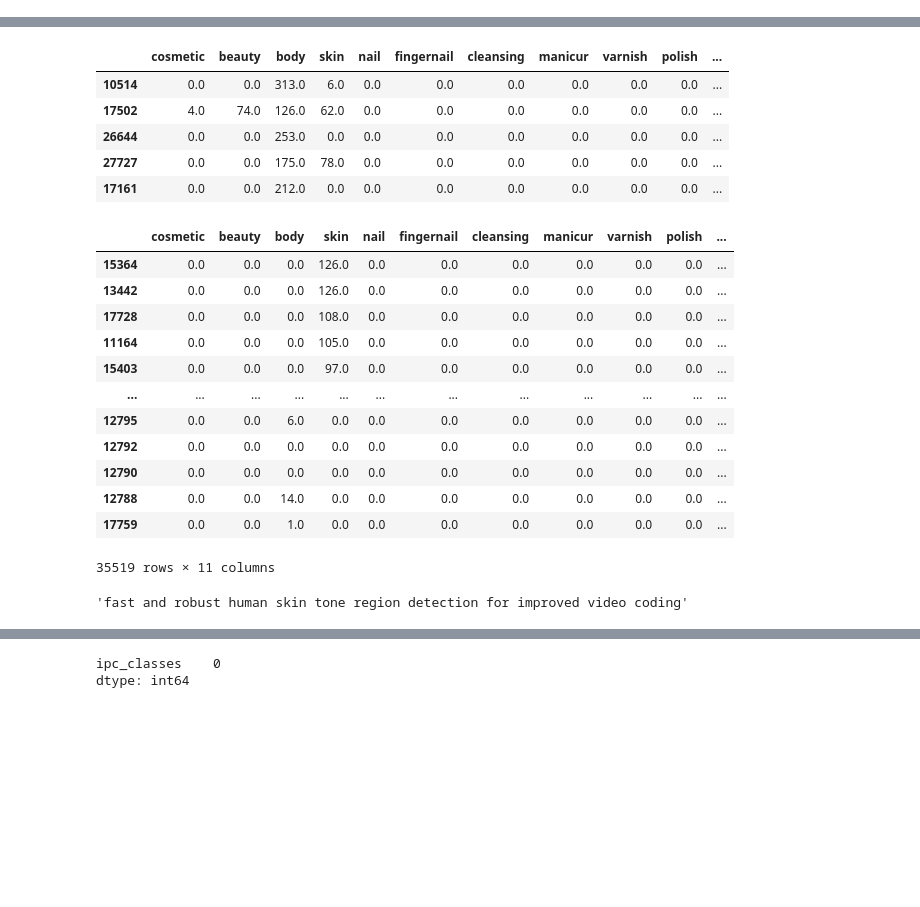
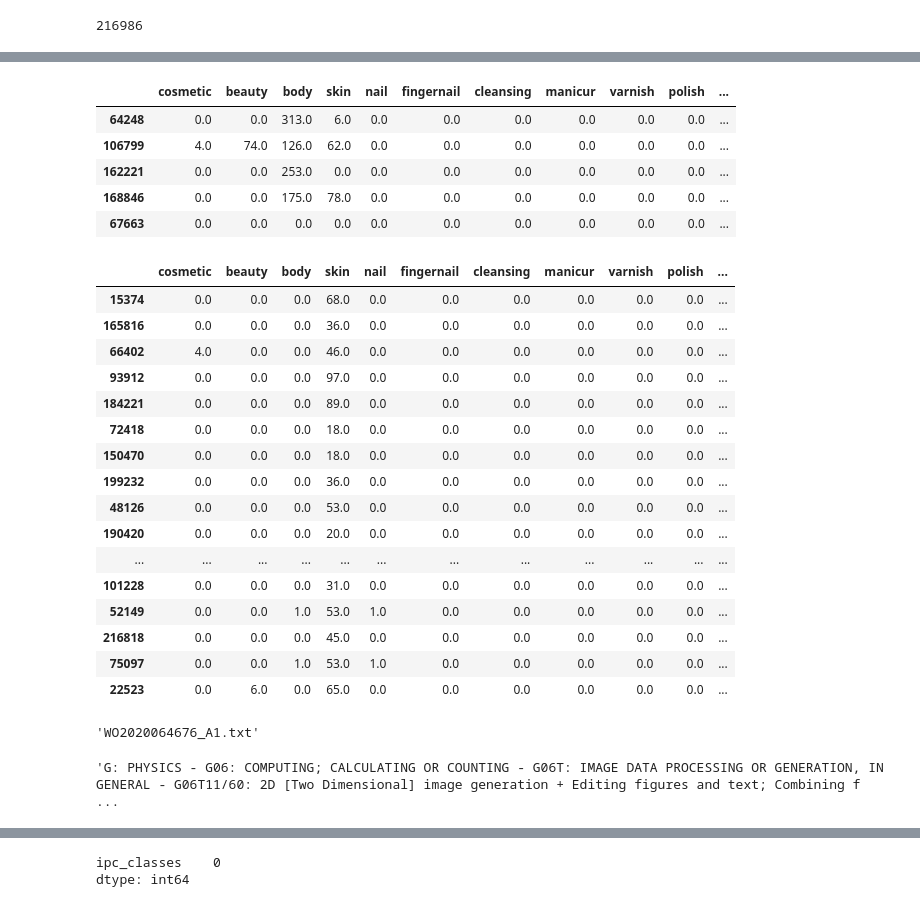
Before and after one commit to cri98li/Strategic-and-Competitive-Inteligence-project-UNIPI, a Jupyter notebook: 2a deadline/Step 5 v2.ipynb, the cells around one changed output, grey strips where cells are left out. Cells and saved outputs as stored; diff of their text form; code cells hidden in the pictures; blank space fills up the shorter version.

```diff
--- a/2a deadline/Step 5 v2.ipynb
+++ b/2a deadline/Step 5 v2.ipynb
@@ -1,7 +1,9 @@
 # %%
 import pandas as pd
-import tqdm.auto as tqdm
+from tqdm.auto import tqdm
 import numpy as np
+
+pd.set_option('display.max_columns', 500)
 # %%
 import json
 
@@ -9,6 +11,7 @@ with open("../data/ipc_class_dict.json") as json_file:
     ipc_class_dict = json.load(json_file)
 # %%
-df = pd.read_csv("../data/subest1_filtrato.csv")
+#df = pd.read_csv("../data/subest1_filtrato.csv")
+df = pd.read_csv("../data/data_subset1.csv")
 # %%
 df.title = df.title.str.lower()
 df.abstract = df.abstract.str.lower()
@@ -25,3 +28,7 @@ df.head()
+# %%
+len(df)
+# %% [output]
+216986
 # %% [markdown]
 <h3>Keyword della professoressa:</h3>
 
@@ -50,8 +80,8 @@ keywords_other = ["molecule",
 # %%
-for key in keywords_cosmetics:
+for key in tqdm(keywords_cosmetics):
     df[key] = df.title.str.count(key).fillna(0) + df.abstract.str.count(key).fillna(0) + df.claims.str.count(key).fillna(0)
 
-for key in keywords_other:
+for key in tqdm(keywords_other):
     df[key] = df.title.str.count(key).fillna(0) + df.abstract.str.count(key).fillna(0) + df.claims.str.count(key).fillna(0)
 # %%
 df["total_cosmetics"] = 0
@@ -62,32 +92,40 @@ df["total_other"] = 0
 for key in keywords_other:
     df["total_other"] += df[key]
 # %%
-df.sort_values(by=["total_cosmetics"], ascending=False).head()[keywords_cosmetics+["total_cosmetics"]]
+df.sort_values(by=["total_cosmetics"], ascending=False).head()[keywords_cosmetics+["total_cosmetics", "filename"]]
 # %% [output]
 |  | cosmetic | beauty | body | skin | nail | fingernail | cleansing | manicur | varnish | polish | ... |
-| 10514 | 0.0 | 0.0 | 313.0 | 6.0 | 0.0 | 0.0 | 0.0 | 0.0 | 0.0 | 0.0 | ... |
-| 17502 | 4.0 | 74.0 | 126.0 | 62.0 | 0.0 | 0.0 | 0.0 | 0.0 | 0.0 | 0.0 | ... |
-| 26644 | 0.0 | 0.0 | 253.0 | 0.0 | 0.0 | 0.0 | 0.0 | 0.0 | 0.0 | 0.0 | ... |
-| 27727 | 0.0 | 0.0 | 175.0 | 78.0 | 0.0 | 0.0 | 0.0 | 0.0 | 0.0 | 0.0 | ... |
-| 17161 | 0.0 | 0.0 | 212.0 | 0.0 | 0.0 | 0.0 | 0.0 | 0.0 | 0.0 | 0.0 | ... |
+| 64248 | 0.0 | 0.0 | 313.0 | 6.0 | 0.0 | 0.0 | 0.0 | 0.0 | 0.0 | 0.0 | ... |
+| 106799 | 4.0 | 74.0 | 126.0 | 62.0 | 0.0 | 0.0 | 0.0 | 0.0 | 0.0 | 0.0 | ... |
+| 162221 | 0.0 | 0.0 | 253.0 | 0.0 | 0.0 | 0.0 | 0.0 | 0.0 | 0.0 | 0.0 | ... |
+| 168846 | 0.0 | 0.0 | 175.0 | 78.0 | 0.0 | 0.0 | 0.0 | 0.0 | 0.0 | 0.0 | ... |
+| 67663 | 0.0 | 0.0 | 0.0 | 0.0 | 0.0 | 0.0 | 0.0 | 0.0 | 0.0 | 0.0 | ... |
 # %%
-df.sort_values(by=["skin"], ascending=False)[keywords_cosmetics]
+df.sort_values(by=["skin care"], ascending=False)[keywords_cosmetics].head(20)
 # %% [output]
 |  | cosmetic | beauty | body | skin | nail | fingernail | cleansing | manicur | varnish | polish | ... |
-| 15364 | 0.0 | 0.0 | 0.0 | 126.0 | 0.0 | 0.0 | 0.0 | 0.0 | 0.0 | 0.0 | ... |
-| 13442 | 0.0 | 0.0 | 0.0 | 126.0 | 0.0 | 0.0 | 0.0 | 0.0 | 0.0 | 0.0 | ... |
-| 17728 | 0.0 | 0.0 | 0.0 | 108.0 | 0.0 | 0.0 | 0.0 | 0.0 | 0.0 | 0.0 | ... |
-| 11164 | 0.0 | 0.0 | 0.0 | 105.0 | 0.0 | 0.0 | 0.0 | 0.0 | 0.0 | 0.0 | ... |
-| 15403 | 0.0 | 0.0 | 0.0 | 97.0 | 0.0 | 0.0 | 0.0 | 0.0 | 0.0 | 0.0 | ... |
+| 15374 | 0.0 | 0.0 | 0.0 | 68.0 | 0.0 | 0.0 | 0.0 | 0.0 | 0.0 | 0.0 | ... |
+| 165816 | 0.0 | 0.0 | 0.0 | 36.0 | 0.0 | 0.0 | 0.0 | 0.0 | 0.0 | 0.0 | ... |
+| 66402 | 4.0 | 0.0 | 0.0 | 46.0 | 0.0 | 0.0 | 0.0 | 0.0 | 0.0 | 0.0 | ... |
+| 93912 | 0.0 | 0.0 | 0.0 | 97.0 | 0.0 | 0.0 | 0.0 | 0.0 | 0.0 | 0.0 | ... |
+| 184221 | 0.0 | 0.0 | 0.0 | 89.0 | 0.0 | 0.0 | 0.0 | 0.0 | 0.0 | 0.0 | ... |
+| 72418 | 0.0 | 0.0 | 0.0 | 18.0 | 0.0 | 0.0 | 0.0 | 0.0 | 0.0 | 0.0 | ... |
+| 150470 | 0.0 | 0.0 | 0.0 | 18.0 | 0.0 | 0.0 | 0.0 | 0.0 | 0.0 | 0.0 | ... |
+| 199232 | 0.0 | 0.0 | 0.0 | 36.0 | 0.0 | 0.0 | 0.0 | 0.0 | 0.0 | 0.0 | ... |
+| 48126 | 0.0 | 0.0 | 0.0 | 53.0 | 0.0 | 0.0 | 0.0 | 0.0 | 0.0 | 0.0 | ... |
+| 190420 | 0.0 | 0.0 | 0.0 | 20.0 | 0.0 | 0.0 | 0.0 | 0.0 | 0.0 | 0.0 | ... |
 | ... | ... | ... | ... | ... | ... | ... | ... | ... | ... | ... | ... |
-| 12795 | 0.0 | 0.0 | 6.0 | 0.0 | 0.0 | 0.0 | 0.0 | 0.0 | 0.0 | 0.0 | ... |
-| 12792 | 0.0 | 0.0 | 0.0 | 0.0 | 0.0 | 0.0 | 0.0 | 0.0 | 0.0 | 0.0 | ... |
-| 12790 | 0.0 | 0.0 | 0.0 | 0.0 | 0.0 | 0.0 | 0.0 | 0.0 | 0.0 | 0.0 | ... |
-| 12788 | 0.0 | 0.0 | 14.0 | 0.0 | 0.0 | 0.0 | 0.0 | 0.0 | 0.0 | 0.0 | ... |
-| 17759 | 0.0 | 0.0 | 1.0 | 0.0 | 0.0 | 0.0 | 0.0 | 0.0 | 0.0 | 0.0 | ... |
+| 101228 | 0.0 | 0.0 | 0.0 | 31.0 | 0.0 | 0.0 | 0.0 | 0.0 | 0.0 | 0.0 | ... |
+| 52149 | 0.0 | 0.0 | 1.0 | 53.0 | 1.0 | 0.0 | 0.0 | 0.0 | 0.0 | 0.0 | ... |
+| 216818 | 0.0 | 0.0 | 0.0 | 45.0 | 0.0 | 0.0 | 0.0 | 0.0 | 0.0 | 0.0 | ... |
+| 75097 | 0.0 | 0.0 | 1.0 | 53.0 | 1.0 | 0.0 | 0.0 | 0.0 | 0.0 | 0.0 | ... |
+| 22523 | 0.0 | 6.0 | 0.0 | 65.0 | 0.0 | 0.0 | 0.0 | 0.0 | 0.0 | 0.0 | ... |
-35519 rows × 11 columns
 # %%
-df.loc[15364]["title"]
+df.loc[69896]["filename"]
 # %% [output]
-'fast and robust human skin tone region detection for improved video coding'
+'WO2020064676_A1.txt'
+# %%
+ipc_class_dict["G06T11/60"]
+# %% [output]
+'G: PHYSICS - G06: COMPUTING; CALCULATING OR COUNTING - G06T: IMAGE DATA PROCESSING OR GENERATION, IN GENERAL - G06T11/60: 2D [Two Dimensional] image generation + Editing figures and text; Combining f ...
 # %%
```
Also changed, not shown: parts of 10 cells of this notebook, 1 other file.
